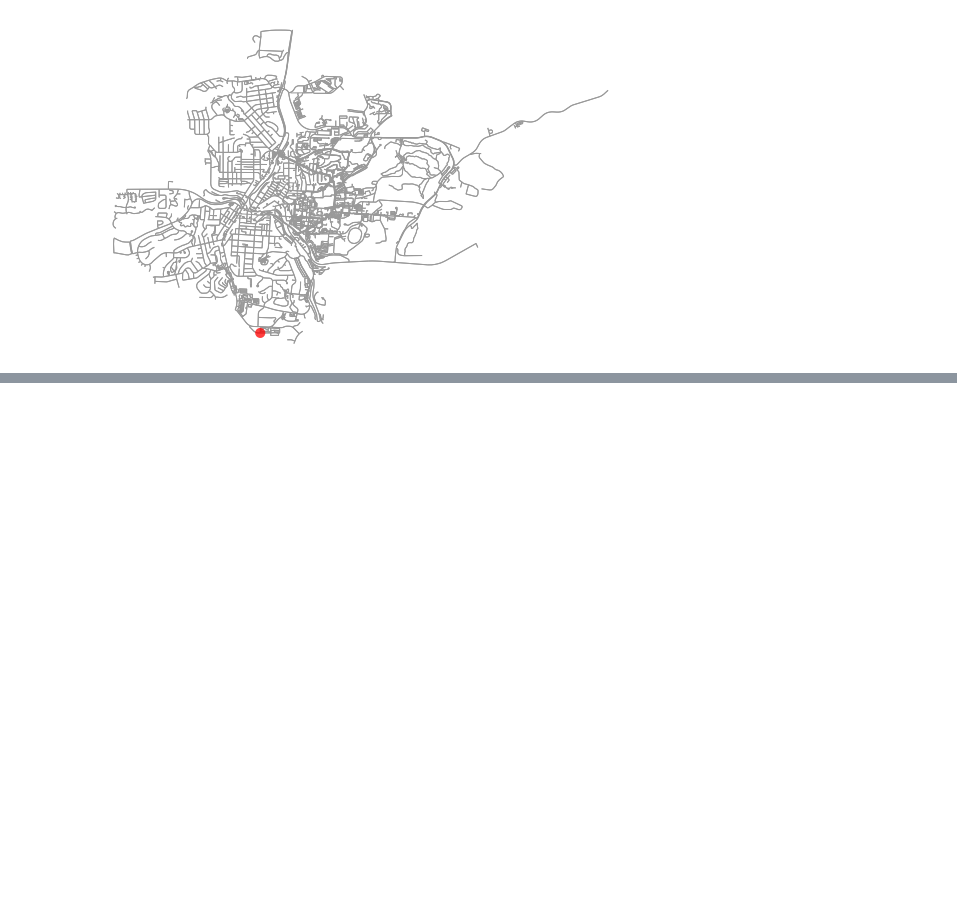
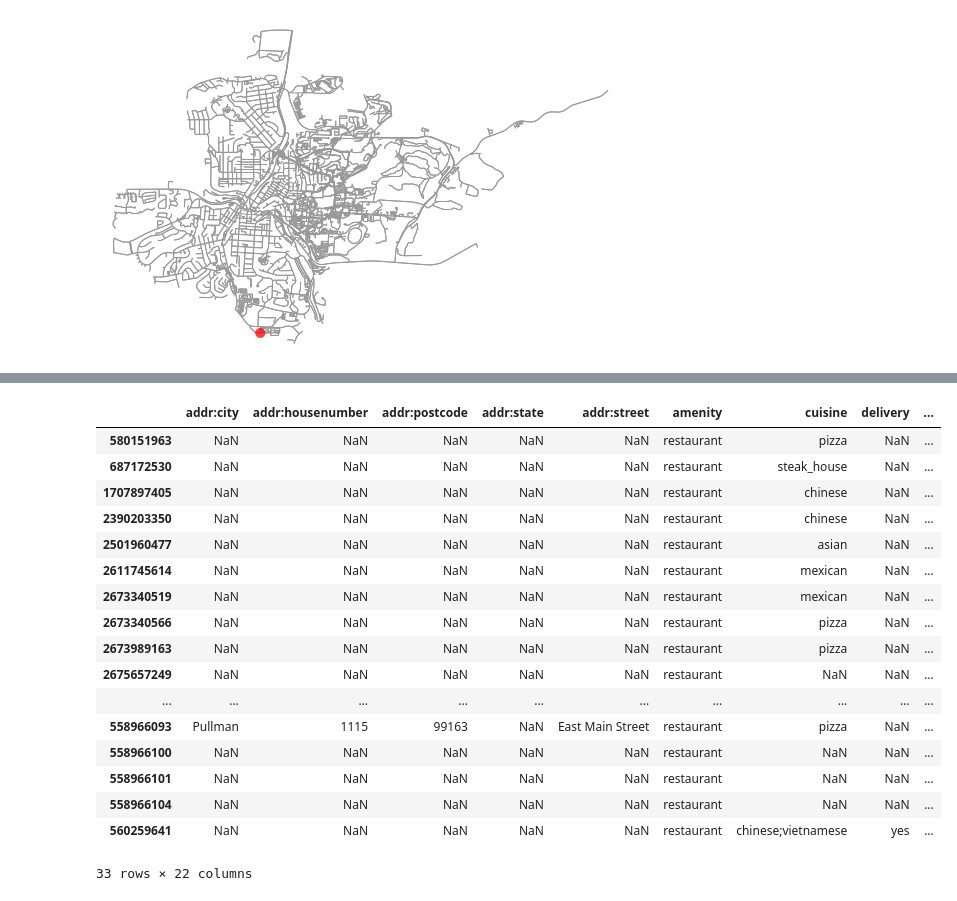
Before and after one commit to deepesh-gupta96/Geo-Realistic-Synthetic-Distribution-Network, a Jupyter notebook: Elements network.ipynb, the cells around one changed output, grey strips where cells are left out. Saved outputs shown, nothing was run; the diff lists cells and outputs as text; code cells hidden in the pictures; blank space fills up the shorter version.

```diff
--- a/Elements network.ipynb
+++ b/Elements network.ipynb
@@ -103,0 +136,2 @@ fig, ax = ox.plot_graph_route(G, route, node_size=0)
+# %%
+restaurants = ox.pois_from_place('Pullman', amenities=['restaurant'])
@@ -103,0 +151,21 @@ fig, ax = ox.plot_graph_route(G, route, node_size=0)
+# %%
+restaurants.head()
+# %% [output]
+|  | addr:city | addr:housenumber | addr:postcode | addr:state | addr:street | amenity | cuisine | delivery | ... |
+| 580151963 | NaN | NaN | NaN | NaN | NaN | restaurant | pizza | NaN | ... |
+| 687172530 | NaN | NaN | NaN | NaN | NaN | restaurant | steak_house | NaN | ... |
+| 1707897405 | NaN | NaN | NaN | NaN | NaN | restaurant | chinese | NaN | ... |
+| 2390203350 | NaN | NaN | NaN | NaN | NaN | restaurant | chinese | NaN | ... |
+| 2501960477 | NaN | NaN | NaN | NaN | NaN | restaurant | asian | NaN | ... |
+| 2611745614 | NaN | NaN | NaN | NaN | NaN | restaurant | mexican | NaN | ... |
+| 2673340519 | NaN | NaN | NaN | NaN | NaN | restaurant | mexican | NaN | ... |
+| 2673340566 | NaN | NaN | NaN | NaN | NaN | restaurant | pizza | NaN | ... |
+| 2673989163 | NaN | NaN | NaN | NaN | NaN | restaurant | pizza | NaN | ... |
+| 2675657249 | NaN | NaN | NaN | NaN | NaN | restaurant | NaN | NaN | ... |
+| ... | ... | ... | ... | ... | ... | ... | ... | ... | ... |
+| 558966093 | Pullman | 1115 | 99163 | NaN | East Main Street | restaurant | pizza | NaN | ... |
+| 558966100 | NaN | NaN | NaN | NaN | NaN | restaurant | NaN | NaN | ... |
+| 558966101 | NaN | NaN | NaN | NaN | NaN | restaurant | NaN | NaN | ... |
+| 558966104 | NaN | NaN | NaN | NaN | NaN | restaurant | NaN | NaN | ... |
+| 560259641 | NaN | NaN | NaN | NaN | NaN | restaurant | chinese;vietnamese | yes | ... |
+33 rows × 22 columns
```
Also changed, not shown: parts of 11 cells of this notebook.
